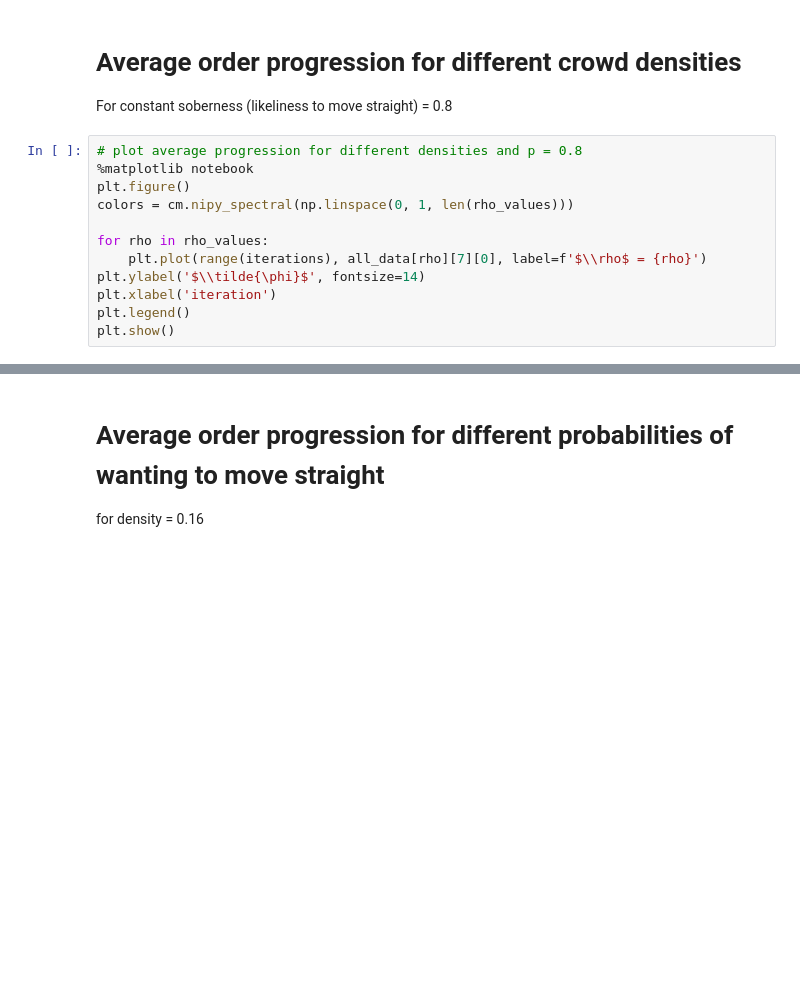
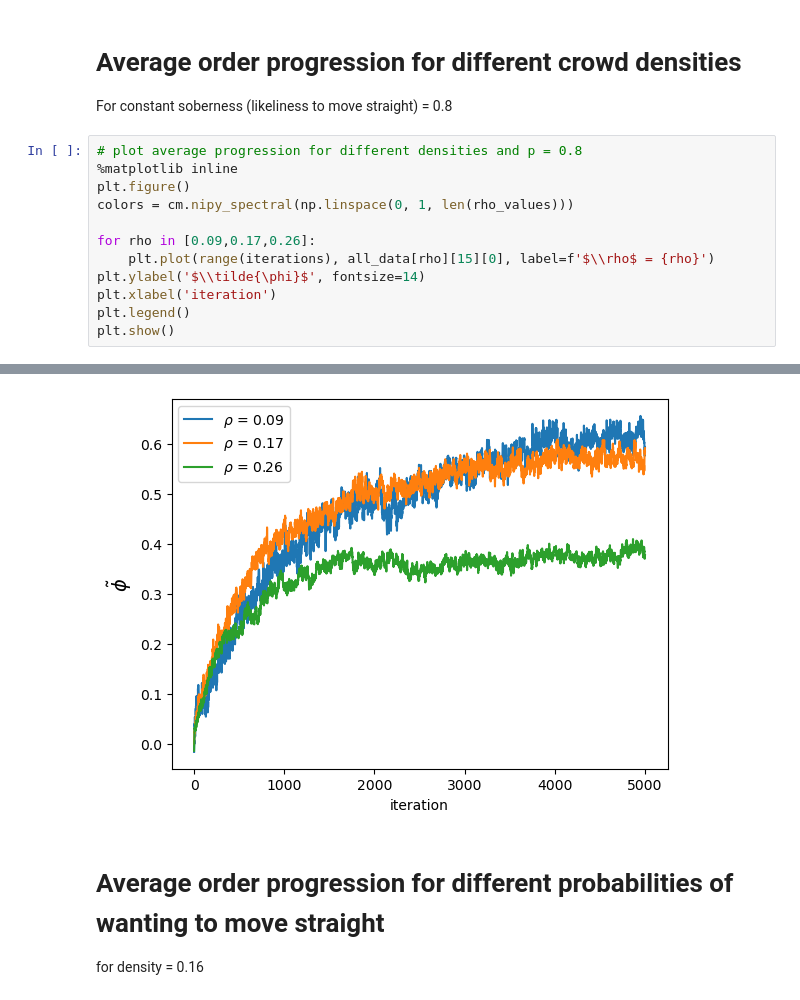
Before and after one commit to Ninavd/crowd-control, a Jupyter notebook: data_analysis.ipynb, the cells around one changed output, grey strips where cells are left out. Drawn from its saved outputs; the diff is of its cells as text; blank space fills up the shorter version.

```diff
--- a/data_analysis.ipynb
+++ b/data_analysis.ipynb
@@ -37,12 +37,12 @@ for rho_index, rho in enumerate(rho_values):
 For constant soberness  (likeliness to move straight) = 0.8
 # %%
 # plot average progression for different densities and p = 0.8
-%matplotlib notebook
+%matplotlib inline
 plt.figure()
 colors = cm.nipy_spectral(np.linspace(0, 1, len(rho_values)))
 
-for rho in rho_values:
-    plt.plot(range(iterations), all_data[rho][7][0], label=f'$\\rho$ = {rho}')
+for rho in [0.09,0.17,0.26]:
+    plt.plot(range(iterations), all_data[rho][15][0], label=f'$\\rho$ = {rho}')
 plt.ylabel('$\\tilde{\phi}$', fontsize=14)
 plt.xlabel('iteration')
 plt.legend()
@@ -53,3 +51,4 @@ plt.show()
+[figure, added]
 # %% [markdown]
 # Average order progression for different probabilities of wanting to move straight
 for density = 0.16
```
Also changed, not shown: parts of 6 cells of this notebook.
